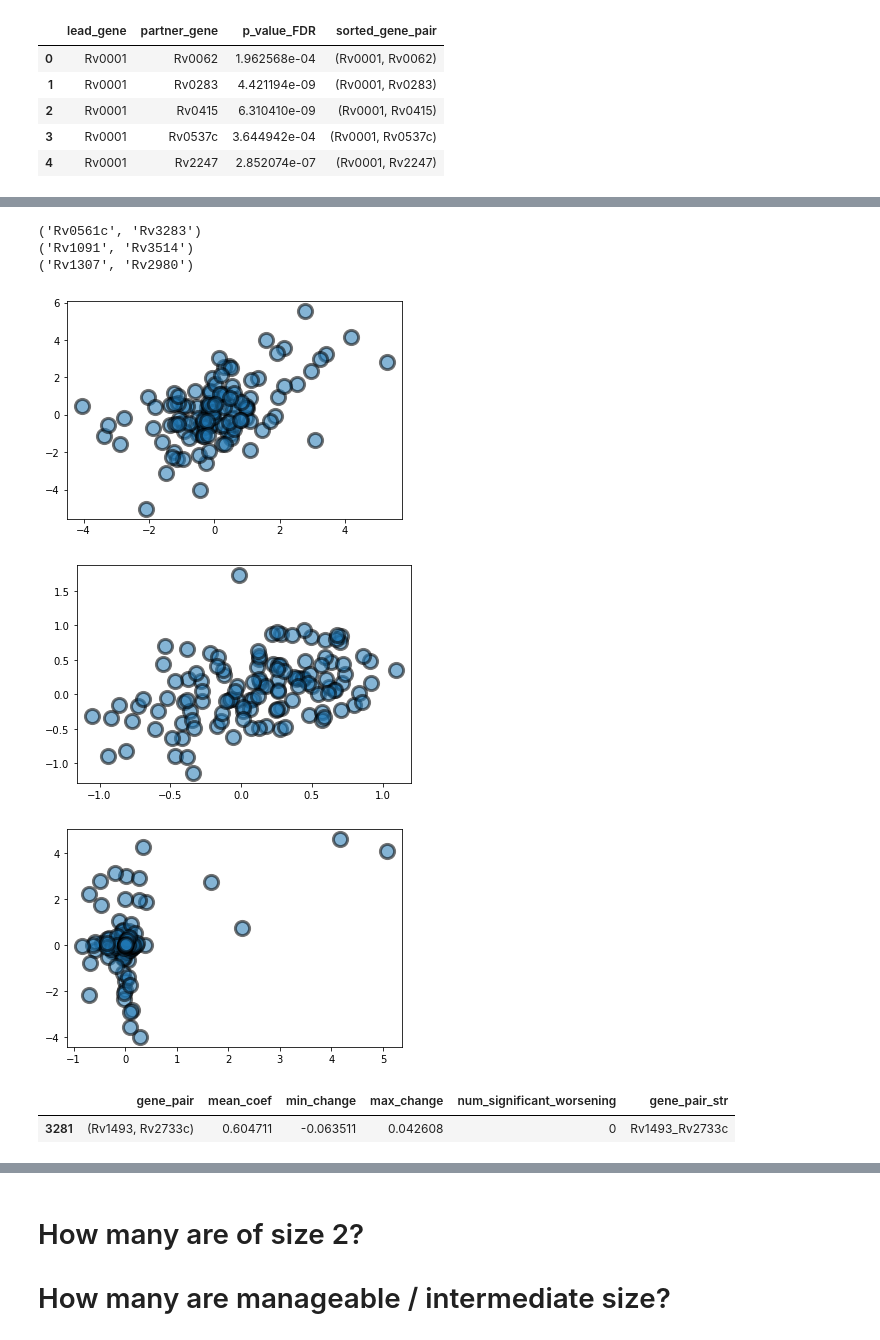
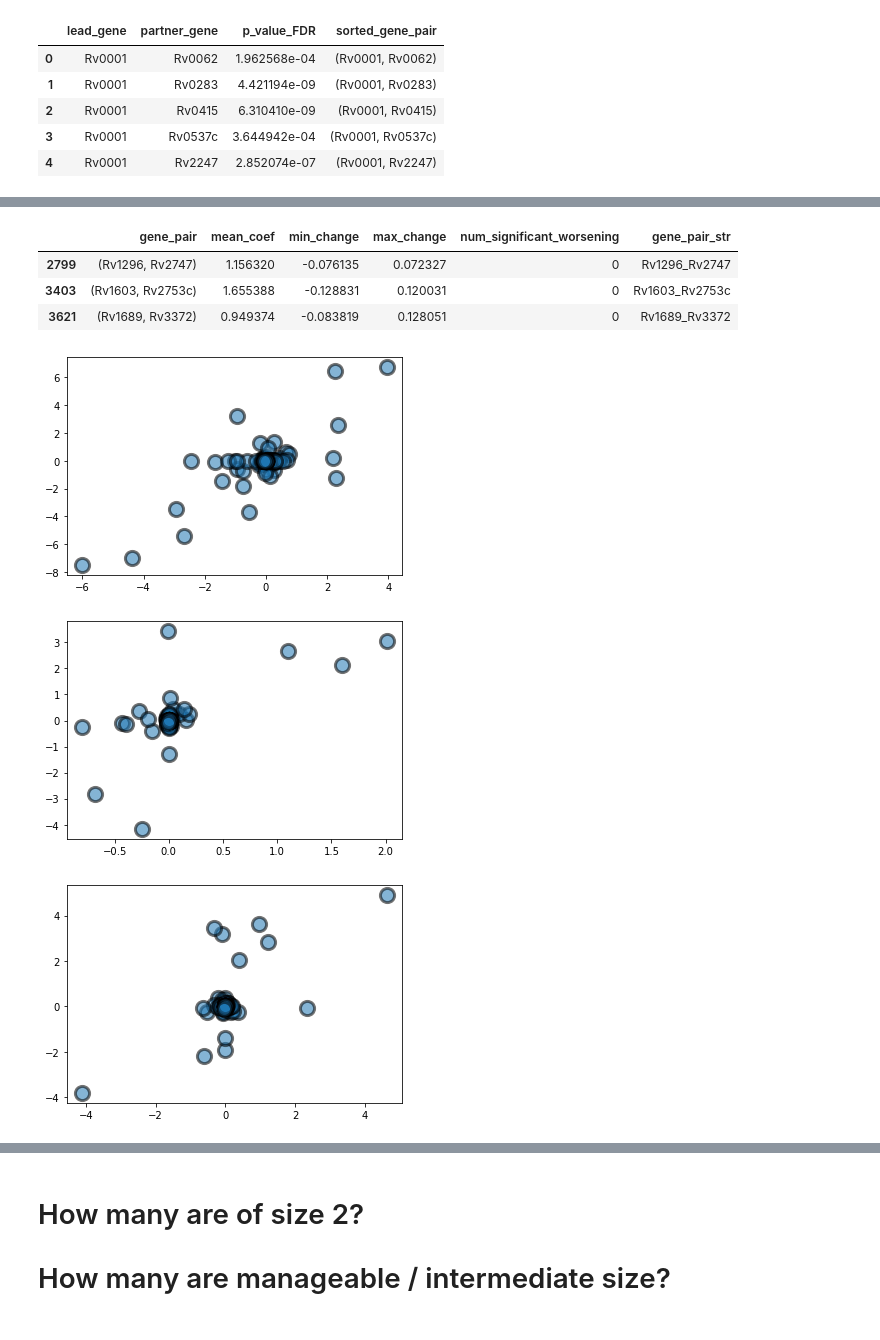
Before and after one commit to ajinich/mtb_tn_db, a Jupyter notebook: ml-standardised_data/find_unique_modules.ipynb, the cells around one changed output, grey strips where cells are left out. Drawn from its saved outputs; the diff is of its cells as text; code cells hidden in the pictures.

```diff
--- a/ml-standardised_data/find_unique_modules.ipynb
+++ b/ml-standardised_data/find_unique_modules.ipynb
@@ -167,18 +54,3 @@ inv_mat = np.linalg.inv(cov_mat)
 cholsigmainv = np.linalg.cholesky(inv_mat)
 warped_screens = df_lfc_gls.values @ cholsigmainv
 warped_intercept = cholsigmainv.sum(axis=0)
-# %%
-# These are two examples.
-# Two scatter plots, one with and one without outliers.
-ind_outlier = 33
-ind_robust = 330
-
-ind = ind_robust
-# RvID's of correlated genes.
-x_rvid = df_interact.iloc[ind]['lead_gene']
-y_rvid = df_interact.iloc[ind]['partner_gene']
-# GLS "warped" log2-fold changes
-warped_gene_x = get_warped_screen_for_gene(x_rvid, df_lfc_gls, warped_screens)
-warped_gene_y = get_warped_screen_for_gene(y_rvid, df_lfc_gls, warped_screens)
-
-plt.scatter(warped_gene_x, warped_gene_y, s = 200, alpha = 0.75, edgecolors='k', linewidths=3)
@@ -258,22 +267,21 @@ ttl = plt.title('Histogram of Number of Significant Worsening of GLS_coeff')
 # %%
-sample_pairs = results_df[results_df.num_significant_worsening == 0].gene_pair.sample(3).tolist()
+num_sig_wors = 0 # used to (randomly) select gene pairs with this number of screens/datapoints that significantly worsen the GLS regression coefficient
+sample_pairs = results_df[results_df.num_significant_worsening == num_sig_wors].gene_pair.sample(3).tolist()
+
 for gp in sample_pairs:
-    print(gp)
     # GLS "warped" log2-fold changes
     warped_gene_x = get_warped_screen_for_gene(gp[0], df_lfc_gls, warped_screens)
     warped_gene_y = get_warped_screen_for_gene(gp[1], df_lfc_gls, warped_screens)
     plt.figure()
     plt.scatter(warped_gene_x, warped_gene_y, s = 200, alpha = 0.55, edgecolors='k', linewidths=3)
+
+results_df[results_df.gene_pair.isin(sample_pairs)]
 # %% [output]
-('Rv0561c', 'Rv3283')
-('Rv1091', 'Rv3514')
-('Rv1307', 'Rv2980')
+|  | gene_pair | mean_coef | min_change | max_change | num_significant_worsening | gene_pair_str |
+| 2799 | (Rv1296, Rv2747) | 1.156320 | -0.076135 | 0.072327 | 0 | Rv1296_Rv2747 |
+| 3403 | (Rv1603, Rv2753c) | 1.655388 | -0.128831 | 0.120031 | 0 | Rv1603_Rv2753c |
+| 3621 | (Rv1689, Rv3372) | 0.949374 | -0.083819 | 0.128051 | 0 | Rv1689_Rv3372 |
-[figure, old version]
+[figure, new version]
-[figure, old version]
+[figure, new version]
-[figure, old version]
+[figure, new version]
-# %%
-results_df[results_df.gene_pair_str.str.contains('Rv2733c')]
-# %% [output]
-|  | gene_pair | mean_coef | min_change | max_change | num_significant_worsening | gene_pair_str |
-| 3281 | (Rv1493, Rv2733c) | 0.604711 | -0.063511 | 0.042608 | 0 | Rv1493_Rv2733c |
 # %%
```
Also changed, not shown: parts of 53 cells of this notebook.
